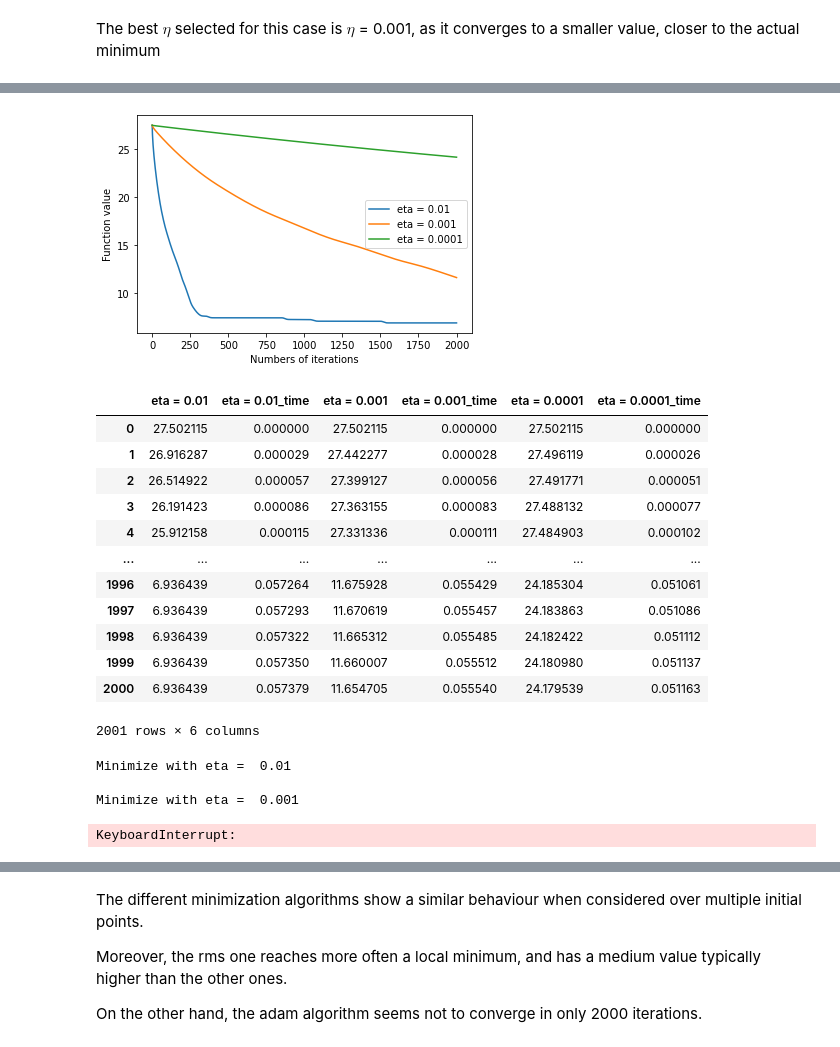
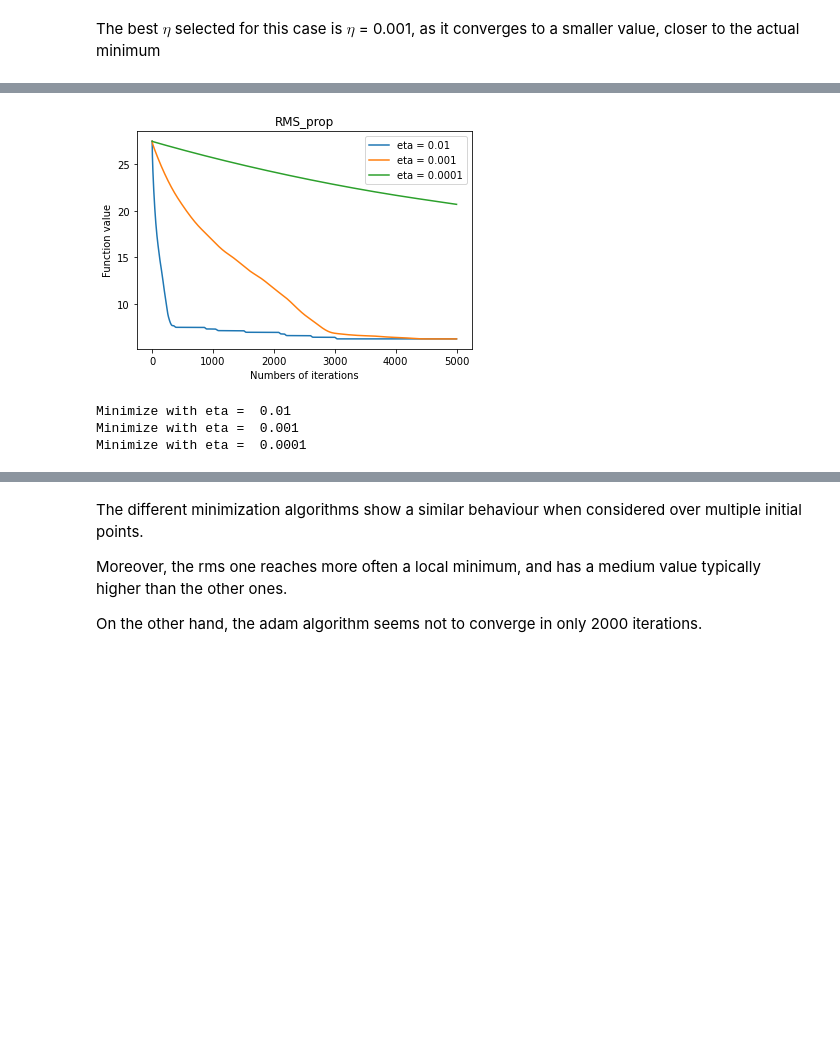
Before and after one commit to LorenzoBuriola/LoCP_moduleB, a Jupyter notebook: Ex_week01.ipynb, the cells around one changed output, grey strips where cells are left out. Drawn from its saved outputs; the diff is of its cells as text; code cells hidden in the pictures; blank space fills up the shorter version.

```diff
--- a/Ex_week01.ipynb
+++ b/Ex_week01.ipynb
@@ -162,7 +157,7 @@ eta = [0.01, 0.001, 0.0001] #we try different learning rates
 Results_gd = pd.DataFrame()
 for e in eta:
     print('Minimize with eta = ' , e)
-    Results_gd['eta = ' + str(e)], time_per_iteration = minResults(x, y, e, 2000, gd, func, grad)
-    Results_gd['eta = ' + str(e) + '_time'] = np.arange(2001)*time_per_iteration/225
+    Results_gd['eta = ' + str(e)], time_per_iteration = minResults(x, y, e, 5000, gd, func, grad)
+    Results_gd['eta = ' + str(e) + '_time'] = np.arange(5001)*time_per_iteration/225
 # %% [output]
 Minimize with eta =  0.01
@@ -197,7 +178,7 @@ The best $\eta$ selected for this case is $\eta$ = 0.001, as it converges to a s
 Results_gd_mom = pd.DataFrame()
 for e in eta:
     print('Minimize with eta = ' , e)
-    Results_gd_mom['eta = ' + str(e)], time_per_iteration = minResults(x, y, e, 2000, gd_with_mom, func, grad)
-    Results_gd_mom['eta = ' + str(e) + '_time'] = np.arange(2001)*time_per_iteration/225
+    Results_gd_mom['eta = ' + str(e)], time_per_iteration = minResults(x, y, e, 5000, gd_with_mom, func, grad)
+    Results_gd_mom['eta = ' + str(e) + '_time'] = np.arange(5001)*time_per_iteration/225
 # %% [output]
 Minimize with eta =  0.01
@@ -230,7 +197,7 @@ Results_gd_mom
 Results_NAG = pd.DataFrame()
 for e in eta:
     print('Minimize with eta = ' , e)
-    Results_NAG['eta = ' + str(e)], time_per_iteration = minResults(x, y, e, 2000, NAG, func, grad)
-    Results_NAG['eta = ' + str(e) + '_time'] = np.arange(2001)*time_per_iteration/225
+    Results_NAG['eta = ' + str(e)], time_per_iteration = minResults(x, y, e, 5000, NAG, func, grad)
+    Results_NAG['eta = ' + str(e) + '_time'] = np.arange(5001)*time_per_iteration/225
 # %% [output]
 Minimize with eta =  0.01
@@ -250,7 +217,7 @@ Results_NAG
 Results_rms = pd.DataFrame()
 for e in eta:
     print('Minimize with eta = ' , e)
-    Results_rms['eta = ' + str(e)], time_per_iteration = minResults(x, y, e, 2000, rms_prop, func, grad)
-    Results_rms['eta = ' + str(e) + '_time'] = np.arange(2001)*time_per_iteration/225
+    Results_rms['eta = ' + str(e)], time_per_iteration = minResults(x, y, e, 5000, rms_prop, func, grad)
+    Results_rms['eta = ' + str(e) + '_time'] = np.arange(5001)*time_per_iteration/225
 # %% [output]
 Minimize with eta =  0.01
@@ -260,34 +225,22 @@ Minimize with eta =  0.001
 Minimize with eta =  0.0001
 # %%
+%matplotlib inline
 Results_rms.loc[:, ::2].plot()
 plt.xlabel("Numbers of iterations")
 plt.ylabel("Function value")
+plt.title("RMS_prop")
 plt.show()
-Results_rms
+# Results_rms
 # %% [output]
-[figure, old version]
+[figure, new version]
-|  | eta = 0.01 | eta = 0.01_time | eta = 0.001 | eta = 0.001_time | eta = 0.0001 | eta = 0.0001_time |
-| 0 | 27.502115 | 0.000000 | 27.502115 | 0.000000 | 27.502115 | 0.000000 |
-| 1 | 26.916287 | 0.000029 | 27.442277 | 0.000028 | 27.496119 | 0.000026 |
-| 2 | 26.514922 | 0.000057 | 27.399127 | 0.000056 | 27.491771 | 0.000051 |
-| 3 | 26.191423 | 0.000086 | 27.363155 | 0.000083 | 27.488132 | 0.000077 |
-| 4 | 25.912158 | 0.000115 | 27.331336 | 0.000111 | 27.484903 | 0.000102 |
-| ... | ... | ... | ... | ... | ... | ... |
-| 1996 | 6.936439 | 0.057264 | 11.675928 | 0.055429 | 24.185304 | 0.051061 |
-| 1997 | 6.936439 | 0.057293 | 11.670619 | 0.055457 | 24.183863 | 0.051086 |
-| 1998 | 6.936439 | 0.057322 | 11.665312 | 0.055485 | 24.182422 | 0.051112 |
-| 1999 | 6.936439 | 0.057350 | 11.660007 | 0.055512 | 24.180980 | 0.051137 |
-| 2000 | 6.936439 | 0.057379 | 11.654705 | 0.055540 | 24.179539 | 0.051163 |
-2001 rows × 6 columns
 # %%
 Results_adams = pd.DataFrame()
 for e in eta:
     print('Minimize with eta = ' , e)
-    Results_adams['eta = ' + str(e)], time_per_iteration = minResults(x, y, e, 2000, adams, func, grad)
-    Results_adams['eta = ' + str(e) + '_time'] = np.arange(2001)*time_per_iteration/225
+    Results_adams['eta = ' + str(e)], time_per_iteration = minResults(x, y, e, 5000, adams, func, grad)
+    Results_adams['eta = ' + str(e) + '_time'] = np.arange(5001)*time_per_iteration/225
 # %% [output]
 Minimize with eta =  0.01
-
 Minimize with eta =  0.001
+Minimize with eta =  0.0001
-KeyboardInterrupt:
 # %%
```
Also changed, not shown: parts of 20 cells of this notebook.
